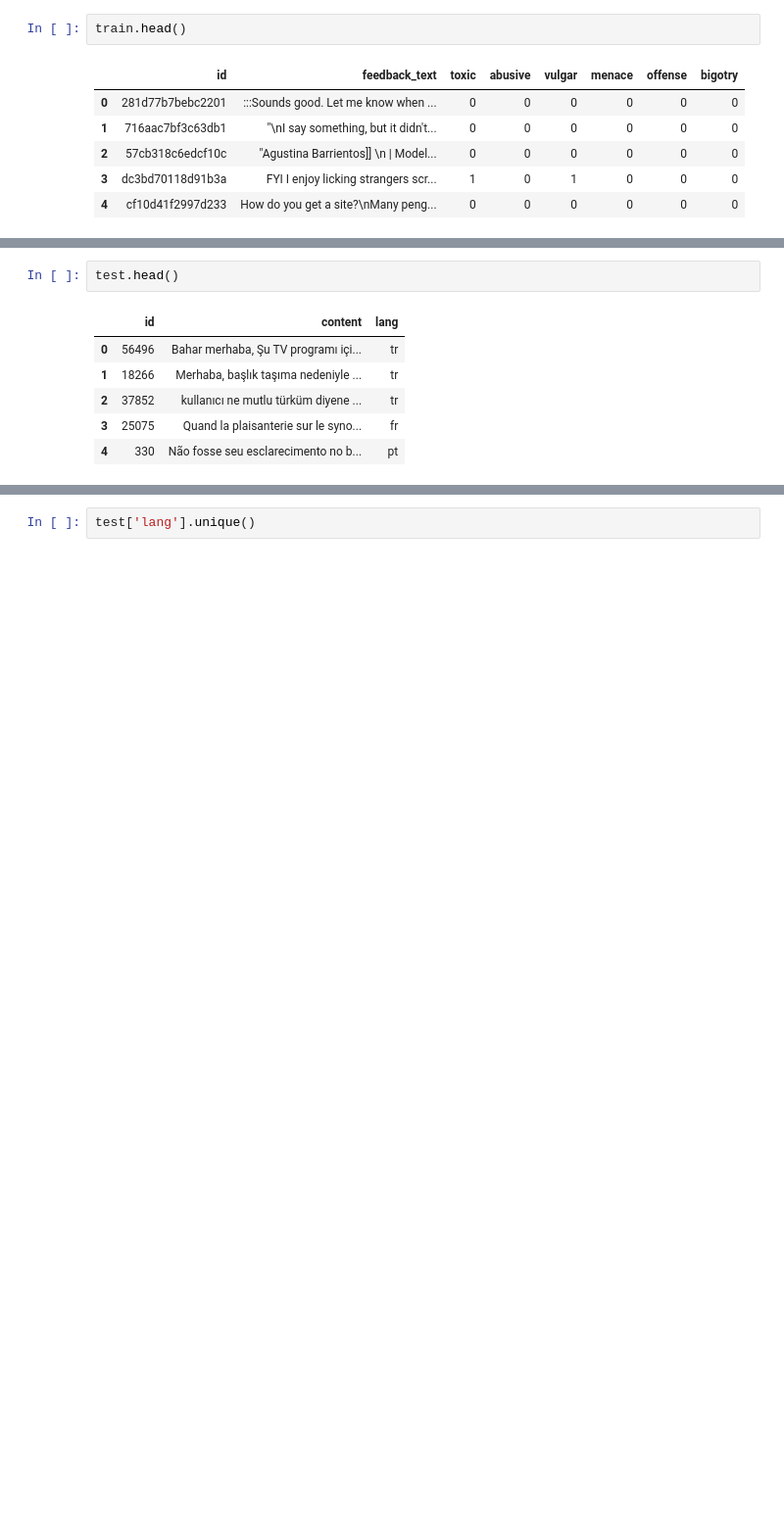
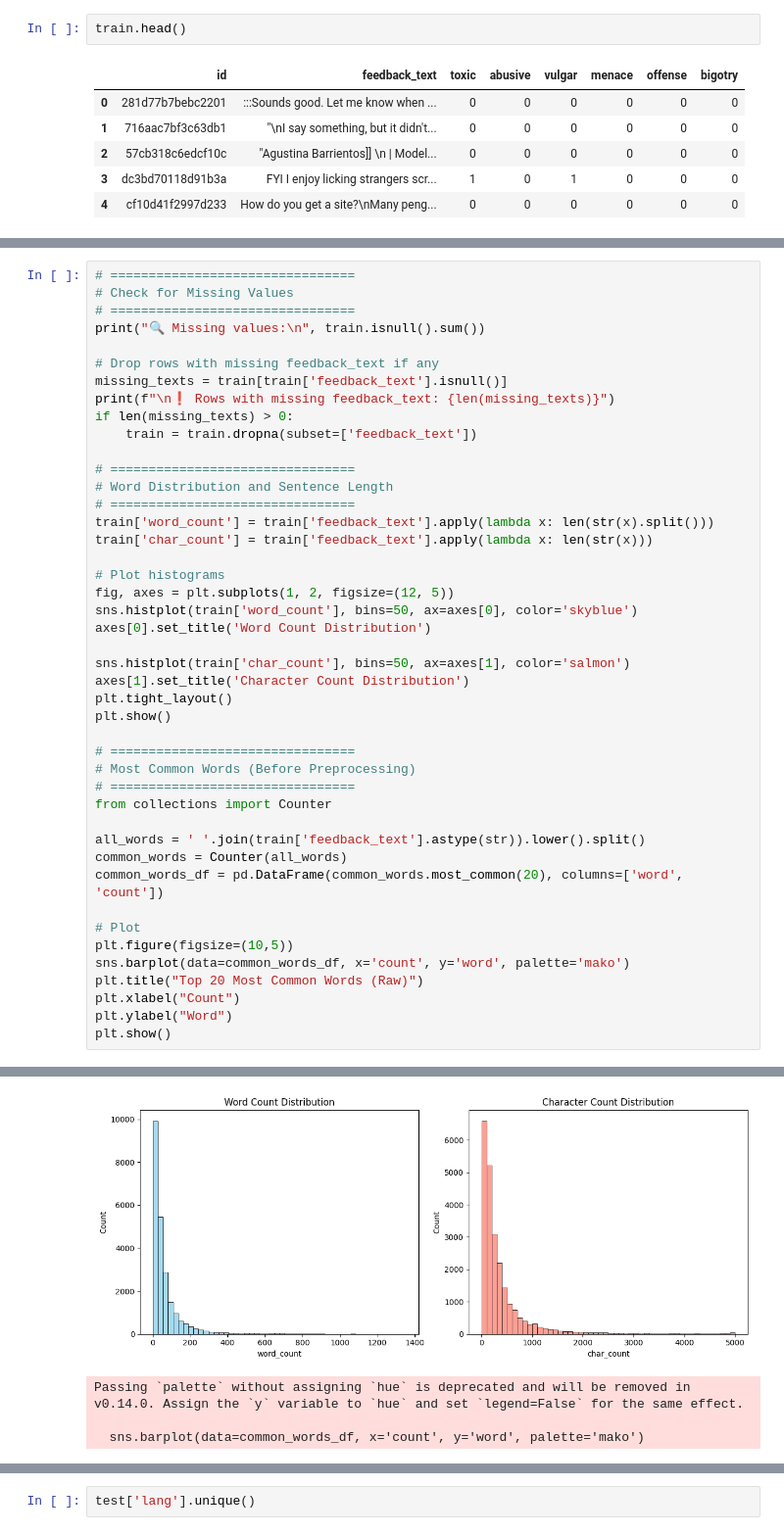
Before and after one commit to samratabduljalil/Offensive-Language-Classification, a Jupyter notebook: Task/model1_implementation.ipynb, the cells around one changed output, grey strips where cells are left out. Shown at 98% size. Drawn from its saved outputs; the diff is of its cells as text; blank space fills up the shorter version.

Commit message:
word count, carecter count and 20 most common word without preprocessing  added

```diff
--- a/Task/model1_implementation.ipynb
+++ b/Task/model1_implementation.ipynb
@@ -36,9 +30,45 @@ plt.show()
-# %%
-test.head()
-# %% [output]
-|  | id | content | lang |
-| 0 | 56496 | Bahar merhaba, Şu TV programı içi... | tr |
-| 1 | 18266 | Merhaba, başlık taşıma nedeniyle ... | tr |
-| 2 | 37852 | kullanıcı ne mutlu türküm diyene ... | tr |
-| 3 | 25075 | Quand la plaisanterie sur le syno... | fr |
-| 4 | 330 | Não fosse seu esclarecimento no b... | pt |
+# %%
+# ================================
+# Check for Missing Values
+# ================================
+print("🔍 Missing values:\n", train.isnull().sum())
+
+# Drop rows with missing feedback_text if any
+missing_texts = train[train['feedback_text'].isnull()]
+print(f"\n❗ Rows with missing feedback_text: {len(missing_texts)}")
+if len(missing_texts) > 0:
+    train = train.dropna(subset=['feedback_text'])
+
+# ================================
+# Word Distribution and Sentence Length
+# ================================
+train['word_count'] = train['feedback_text'].apply(lambda x: len(str(x).split()))
+train['char_count'] = train['feedback_text'].apply(lambda x: len(str(x)))
+
+# Plot histograms
+fig, axes = plt.subplots(1, 2, figsize=(12, 5))
+sns.histplot(train['word_count'], bins=50, ax=axes[0], color='skyblue')
+axes[0].set_title('Word Count Distribution')
+
+sns.histplot(train['char_count'], bins=50, ax=axes[1], color='salmon')
+axes[1].set_title('Character Count Distribution')
+plt.tight_layout()
+plt.show()
+
+# ================================
+# Most Common Words (Before Preprocessing)
+# ================================
+from collections import Counter
+
+all_words = ' '.join(train['feedback_text'].astype(str)).lower().split()
+common_words = Counter(all_words)
+common_words_df = pd.DataFrame(common_words.most_common(20), columns=['word', 'count'])
+
+# Plot
+plt.figure(figsize=(10,5))
+sns.barplot(data=common_words_df, x='count', y='word', palette='mako')
+plt.title("Top 20 Most Common Words (Raw)")
+plt.xlabel("Count")
+plt.ylabel("Word")
+plt.show()
+# %% [output]
@@ -44,0 +88,4 @@ test.head()
+[figure, added]
+Passing `palette` without assigning `hue` is deprecated and will be removed in v0.14.0. Assign the `y` variable to `hue` and set `legend=False` for the same effect.
+
+  sns.barplot(data=common_words_df, x='count', y='word', palette='mako')
```
Also changed, not shown: parts of 3 cells of this notebook.
